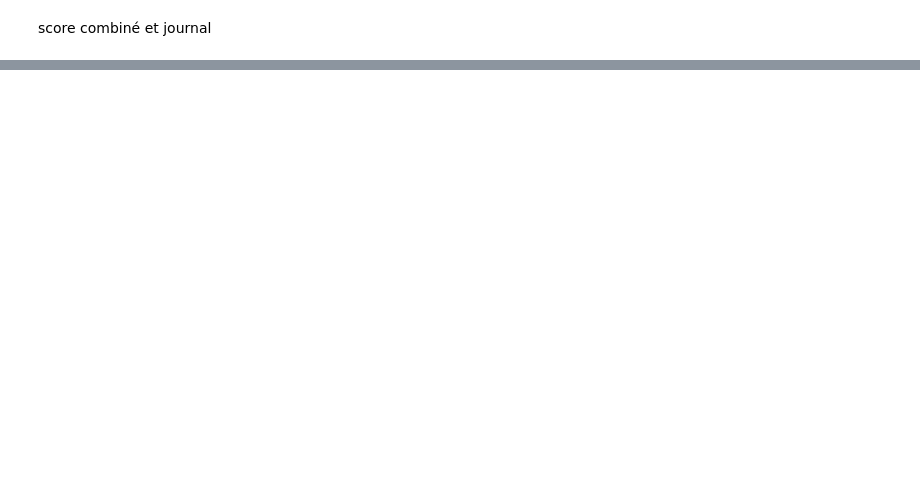
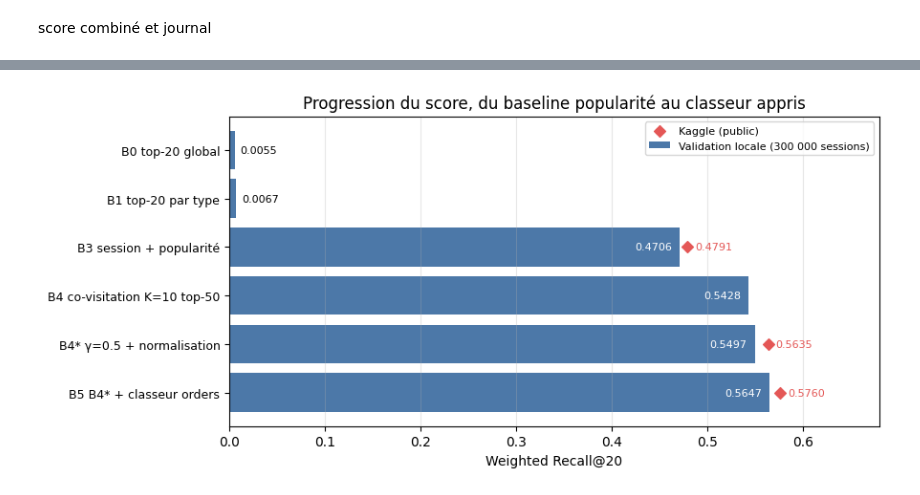
Before and after one commit to MohamedAamer01/otto-recommender-sys, a Jupyter notebook: notebooks/08_final_b4star.ipynb, the cells around one changed output, grey strips where cells are left out. Saved outputs shown, nothing was run; the diff lists cells and outputs as text; code cells hidden in the pictures; blank space fills up the shorter version.

Commit message:
Journal, graphique et tableau

```diff
--- a/notebooks/08_final_b4star.ipynb
+++ b/notebooks/08_final_b4star.ipynb
@@ -663,0 +858,12 @@ log_result("7 classeur 3 types (18 variables)", rall, "HistGradientBoosting, 30k
+# %%
+nan = float("nan")
+# Modèle final B5 = B4* (clicks, carts) + classeur à 18 variables (orders)
+log_result("B5 B4* + classeur orders", dict(clicks=0.5134, carts=0.4042, orders=0.6535, score=0.56471),
+           "classeur HistGradientBoosting (18 variables) pour orders, B4* pour clicks et carts")
+for split, s in [("kaggle_public", 0.57597), ("kaggle_private", 0.57566)]:
+    log_result("B5 B4* + classeur orders", dict(clicks=nan, carts=nan, orders=nan, score=s),
+               "soumission A (18 variables), table sur tout le train", split=split)
+for split, s in [("kaggle_public", 0.57207), ("kaggle_private", 0.57203)]:
+    log_result("7b classeur orders sans variables d'échelle", dict(clicks=nan, carts=nan, orders=nan, score=s),
+               "soumission B (15 variables) : -0.0039 vs A sur Kaggle, conforme au dev", split=split)
+display(pd.read_csv(RESULTS_PATH))
@@ -663,0 +888,25 @@ log_result("7 classeur 3 types (18 variables)", rall, "HistGradientBoosting, 30k
+# %%
+import matplotlib.pyplot as plt
+df = pd.read_csv(RESULTS_PATH)
+main = ["B0 top-20 global", "B1 top-20 par type", "B3 session + popularité", "B4 co-visitation K=10 top-50",
+        "B4* γ=0.5 + normalisation", "B5 B4* + classeur orders"]
+def get(m, s):
+    x = df[(df.model == m) & (df.split == s)]
+    return x.score.iloc[0] if len(x) else np.nan
+dev = [get(m, "dev300k") for m in main]; pub = [get(m, "kaggle_public") for m in main]
+
+fig, ax = plt.subplots(figsize=(9, 4.2)); y = np.arange(len(main))[::-1]
+ax.barh(y, dev, color="#4C78A8", label="Validation locale (300 000 sessions)")
+ax.scatter(pub, y, marker="D", color="#E45756", zorder=3, label="Kaggle (public)")
+for yi, d, p in zip(y, dev, pub):
+    if d > 0.1: ax.text(d - 0.008, yi, f"{d:.4f}", va="center", ha="right", fontsize=8, color="white")
+    else:       ax.text(d + 0.006, yi, f"{d:.4f}", va="center", fontsize=8)
+    if not np.isnan(p): ax.text(p + 0.008, yi, f"{p:.4f}", va="center", fontsize=8, color="#E45756")
+ax.set_yticks(y); ax.set_yticklabels(main, fontsize=9); ax.set_xlim(0, 0.68)
+ax.set_xlabel("Weighted Recall@20"); ax.set_title("Progression du score, du baseline popularité au classeur appris")
+ax.legend(loc="upper right", fontsize=8); ax.grid(axis="x", alpha=.3); plt.tight_layout()
+os.makedirs(f"{BASE}/reports/figures", exist_ok=True)
+plt.savefig(f"{BASE}/reports/figures/progression_scores.png", dpi=150)
+plt.show()
+# %% [output]
+[figure, added]
```
Also changed, not shown: parts of 27 cells of this notebook.
